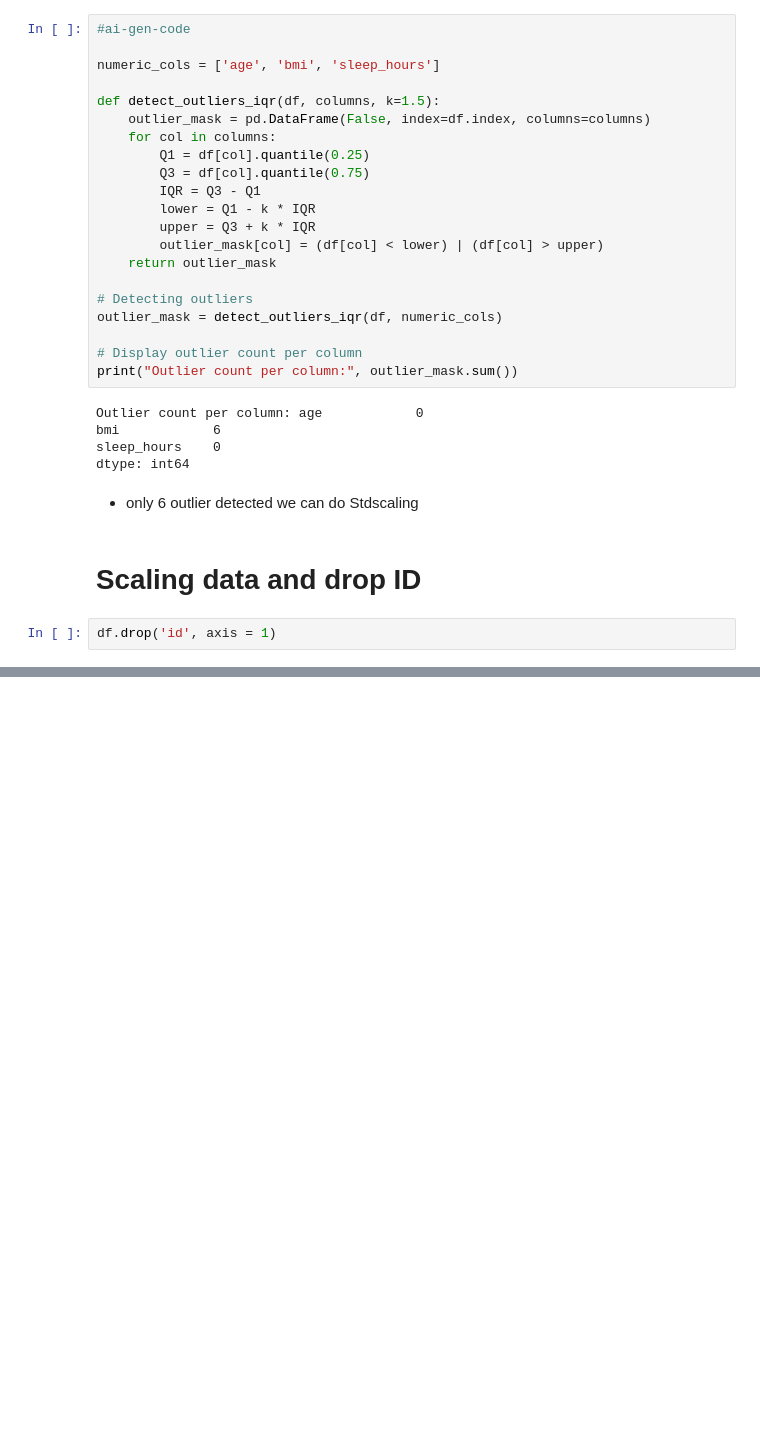
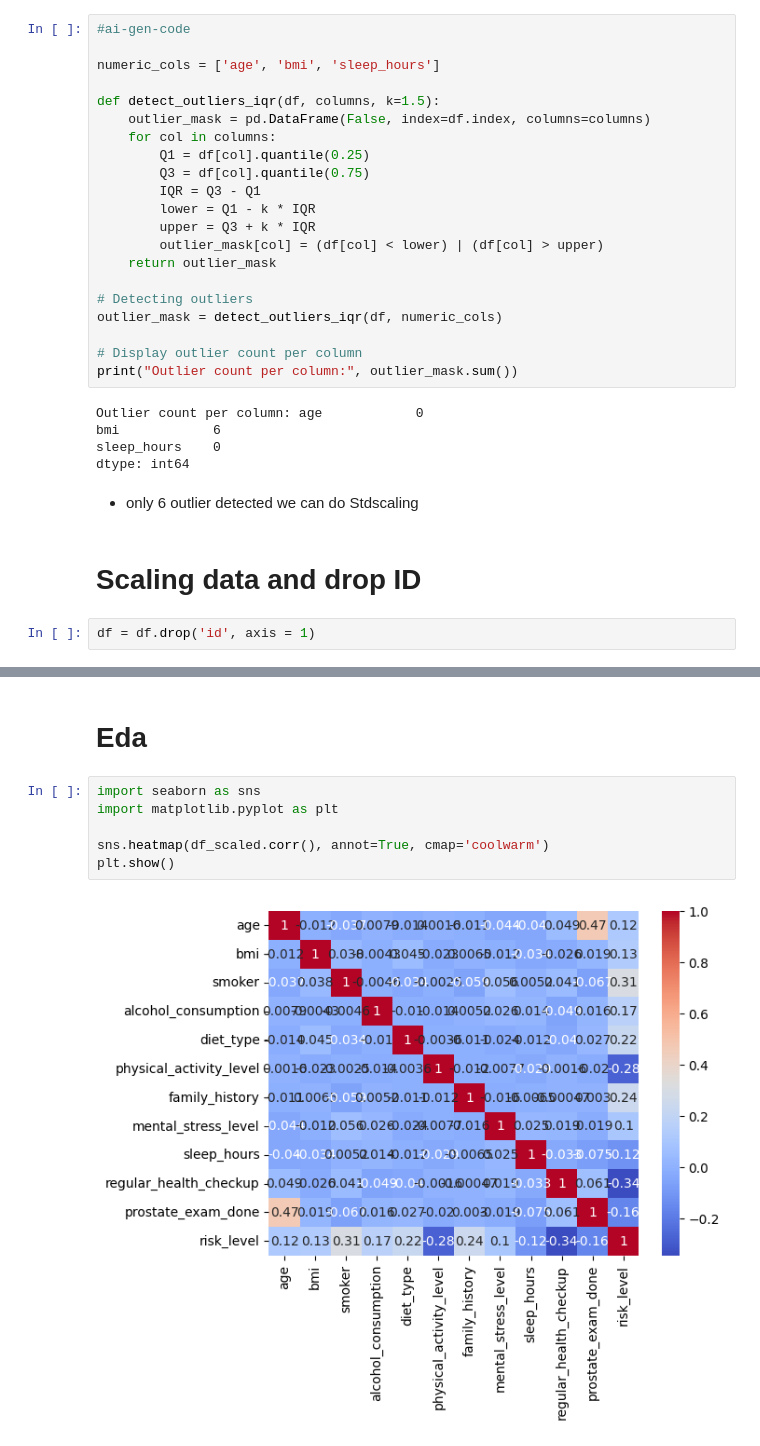
Before and after one commit to alabhastam/Prostate-Cancer-Risk, a Jupyter notebook: codebsae.ipynb, the cells around one changed output, grey strips where cells are left out. Saved outputs shown, nothing was run; the diff lists cells and outputs as text; blank space fills up the shorter version.

```diff
--- a/codebsae.ipynb
+++ b/codebsae.ipynb
@@ -168,4 +168,4 @@ dtype: int64
 # %% [markdown]
 # Scaling data and drop ID
 # %%
-df.drop('id', axis = 1)
+df = df.drop('id', axis = 1)
@@ -212,3 +198,13 @@ print(df_scaled.head(10))
 7               -1.045012           -0.693889    2.641212
 8               -1.045012           -0.693889    0.909270
 9               -1.045012           -0.693889    0.909270
+# %% [markdown]
+# Eda
+# %%
+import seaborn as sns
+import matplotlib.pyplot as plt
+
+sns.heatmap(df_scaled.corr(), annot=True, cmap='coolwarm')
+plt.show()
+# %% [output]
+[figure, added]
```
Also changed, not shown: parts of 4 cells of this notebook.
